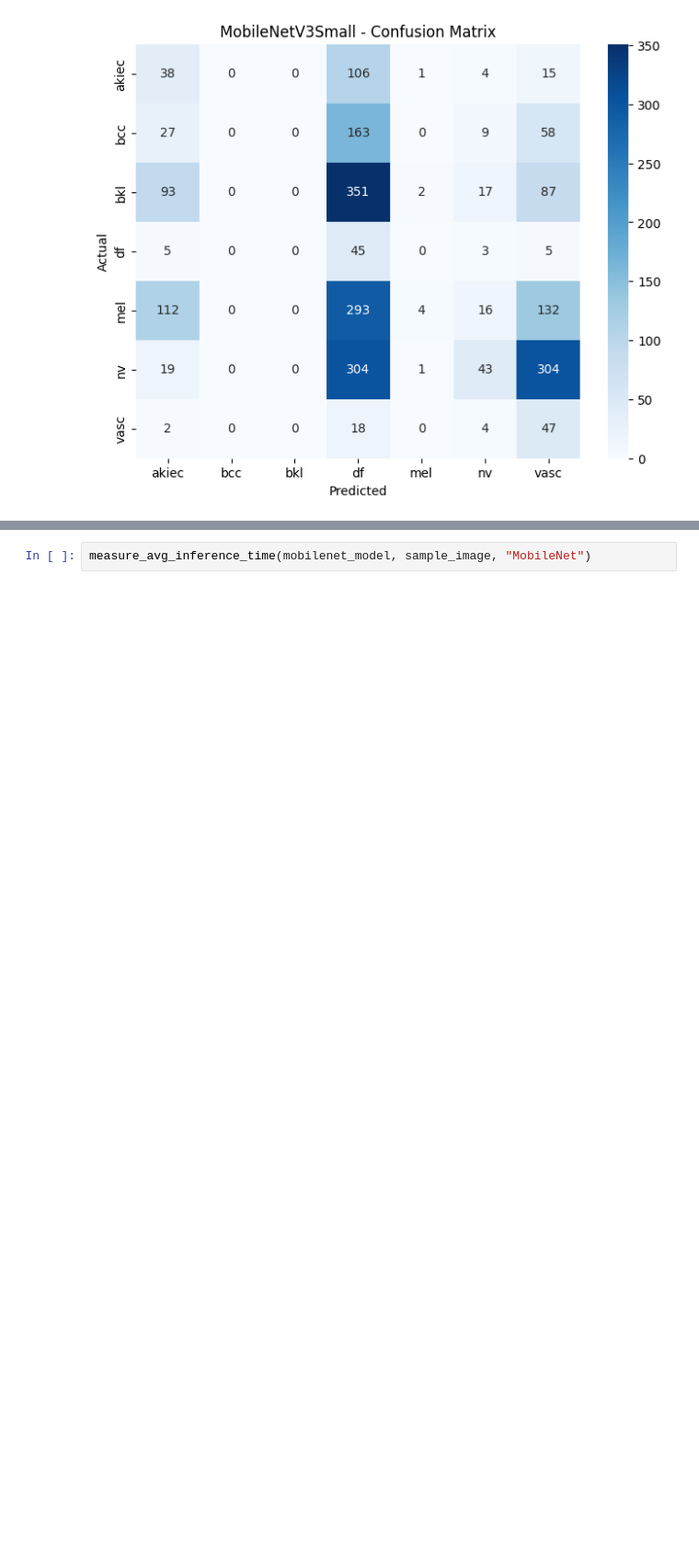
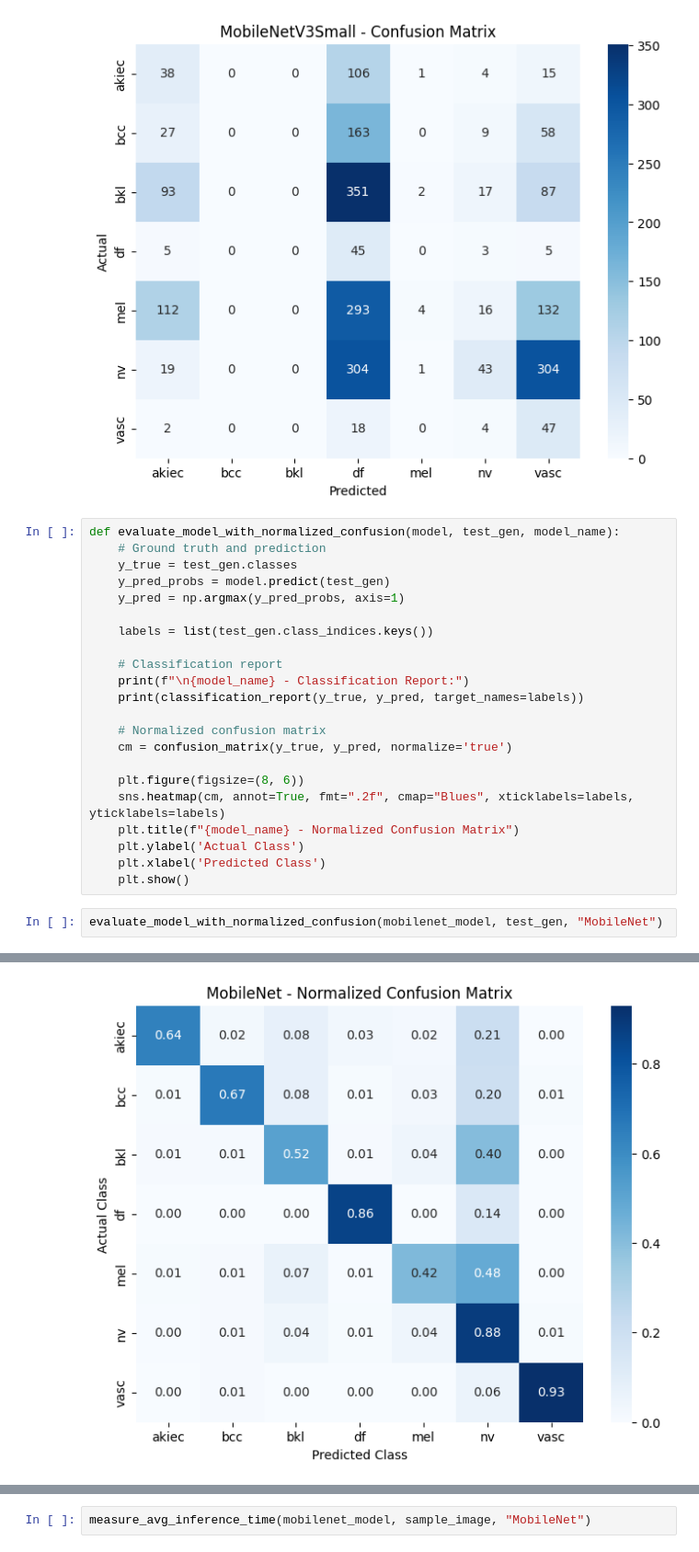
Before and after one commit to dnikhwn/skin-disease-detection-mobile-app, a Jupyter notebook: Model/model.ipynb, the cells around one changed output, grey strips where cells are left out. Shown at 92% size. Cells and saved outputs as stored; diff of their text form; blank space fills up the shorter version.

```diff
--- a/Model/model.ipynb
+++ b/Model/model.ipynb
@@ -451,3 +451,28 @@ MobileNetV3Small Classification Report:
    macro avg       0.17      0.25      0.07      2328
 weighted avg       0.26      0.08      0.05      2328
 [figure]
+# %%
+def evaluate_model_with_normalized_confusion(model, test_gen, model_name):
+    # Ground truth and prediction
+    y_true = test_gen.classes
+    y_pred_probs = model.predict(test_gen)
+    y_pred = np.argmax(y_pred_probs, axis=1)
+
+    labels = list(test_gen.class_indices.keys())
+
+    # Classification report
+    print(f"\n{model_name} - Classification Report:")
+    print(classification_report(y_true, y_pred, target_names=labels))
+
+    # Normalized confusion matrix
+    cm = confusion_matrix(y_true, y_pred, normalize='true')
+
+    plt.figure(figsize=(8, 6))
+    sns.heatmap(cm, annot=True, fmt=".2f", cmap="Blues", xticklabels=labels, yticklabels=labels)
+    plt.title(f"{model_name} - Normalized Confusion Matrix")
+    plt.ylabel('Actual Class')
+    plt.xlabel('Predicted Class')
+    plt.show()
+# %%
+evaluate_model_with_normalized_confusion(mobilenet_model, test_gen, "MobileNet")
+# %% [output]
@@ -453,0 +495 @@ weighted avg       0.26      0.08      0.05      2328
+[figure, added]
```
Also changed, not shown: parts of 3 cells of this notebook.
